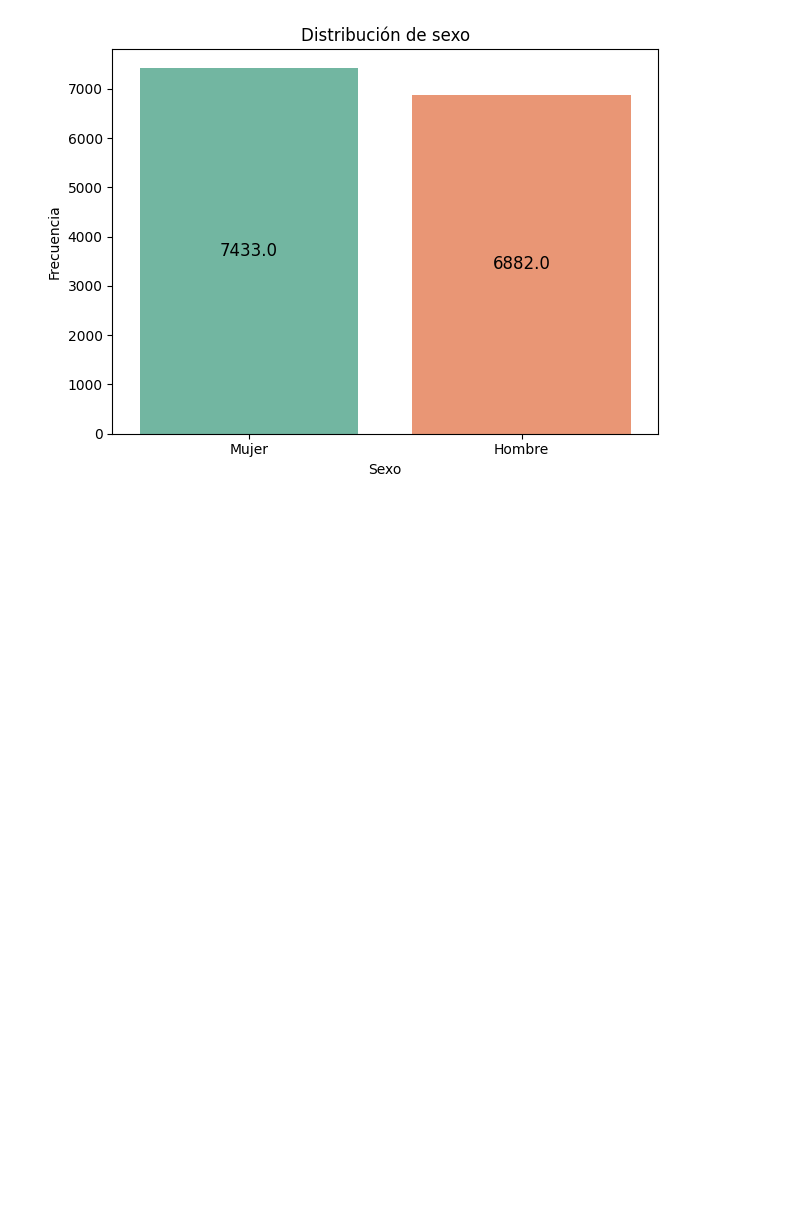
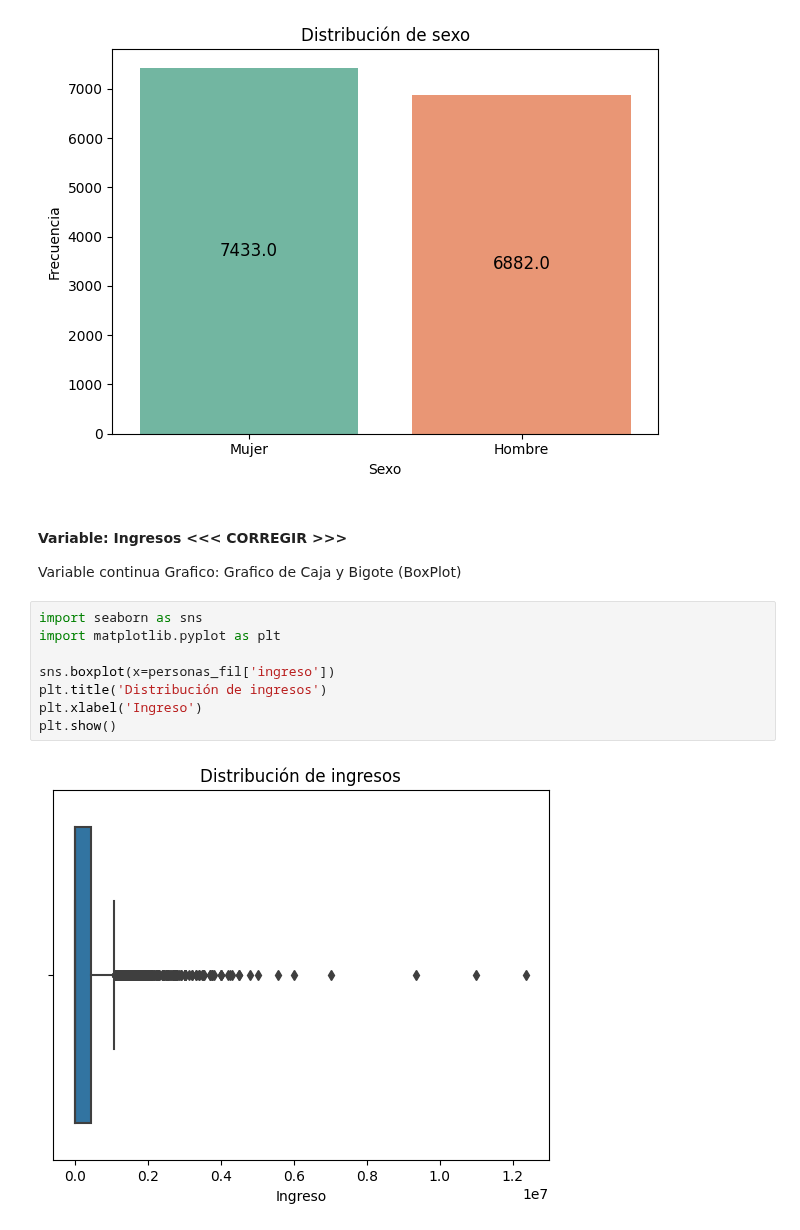
Before and after one commit to LMatiPerez/AnalisisDeDatosI_G5, a Jupyter notebook: analisis_grupo_5_final.ipynb, the cells around one changed output. Saved outputs shown, nothing was run; the diff lists cells and outputs as text; blank space fills up the shorter version.

```diff
--- a/analisis_grupo_5_final.ipynb
+++ b/analisis_grupo_5_final.ipynb
@@ -504,3 +502,17 @@ plt.tight_layout()
 plt.show()
 # %% [output]
 [figure]
+# %% [markdown]
+#### Variable: Ingresos <<< CORREGIR >>>
+Variable continua
+Grafico: Grafico de Caja y Bigote (BoxPlot)
+# %%
+import seaborn as sns
+import matplotlib.pyplot as plt
+
+sns.boxplot(x=personas_fil['ingreso'])
+plt.title('Distribución de ingresos')
+plt.xlabel('Ingreso')
+plt.show()
+# %% [output]
+[figure, added]
```
Also changed, not shown: parts of 6 cells of this notebook, 1 other file.
